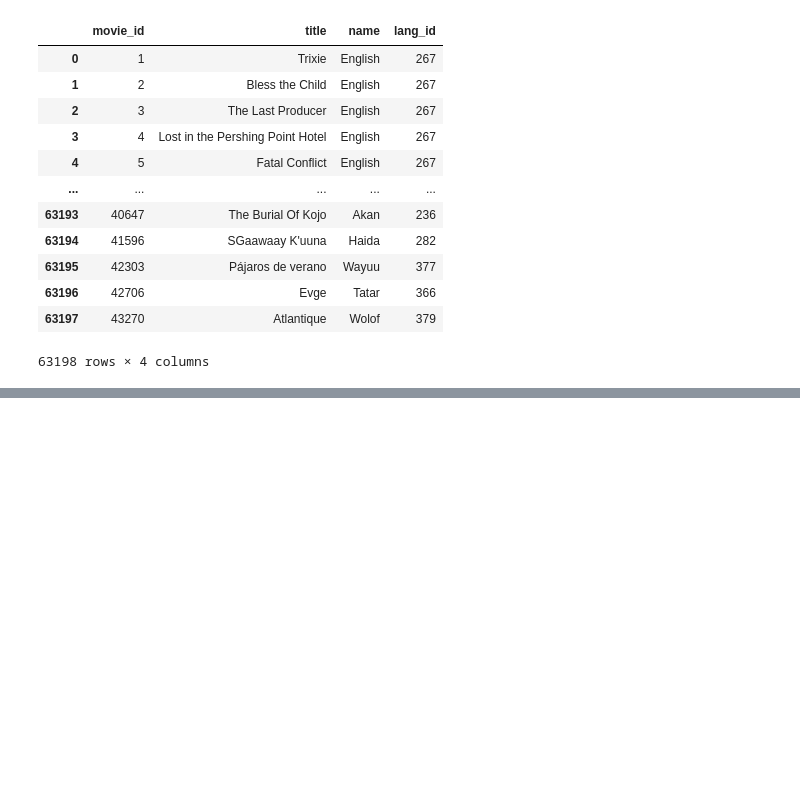
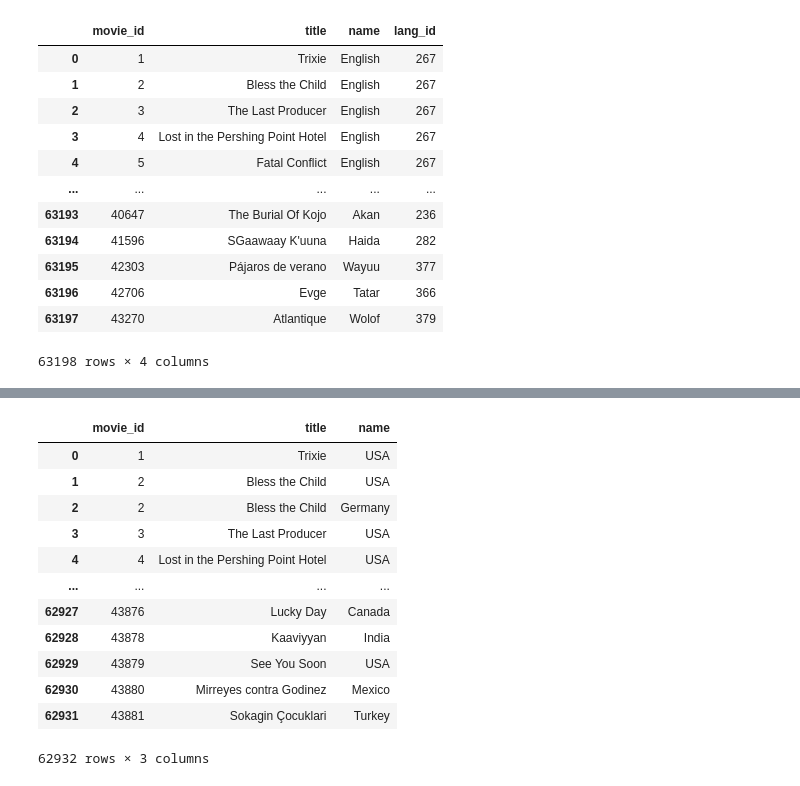
Before and after one commit to eriklockwood/team1_etl_project, a Jupyter notebook: data_transforming_maria.ipynb, the cells around one changed output, grey strips where cells are left out. Saved outputs shown, nothing was run; the diff lists cells and outputs as text; code cells hidden in the pictures; blank space fills up the shorter version.

```diff
--- a/data_transforming_maria.ipynb
+++ b/data_transforming_maria.ipynb
@@ -258,0 +414,19 @@ lang_movies_table
+# %%
+#rename column 0 to "name"
+
+countr_movie_merge.rename(columns={0:"name"}, inplace= True)
+countr_movie_merge
+# %% [output]
+|  | movie_id | title | name |
+| 0 | 1 | Trixie | USA |
+| 1 | 2 | Bless the Child | USA |
+| 2 | 2 | Bless the Child | Germany |
+| 3 | 3 | The Last Producer | USA |
+| 4 | 4 | Lost in the Pershing Point Hotel | USA |
+| ... | ... | ... | ... |
+| 62927 | 43876 | Lucky Day | Canada |
+| 62928 | 43878 | Kaaviyyan | India |
+| 62929 | 43879 | See You Soon | USA |
+| 62930 | 43880 | Mirreyes contra Godinez | Mexico |
+| 62931 | 43881 | Sokagin Çocuklari | Turkey |
+62932 rows × 3 columns
```
Also changed, not shown: parts of 29 cells of this notebook.
